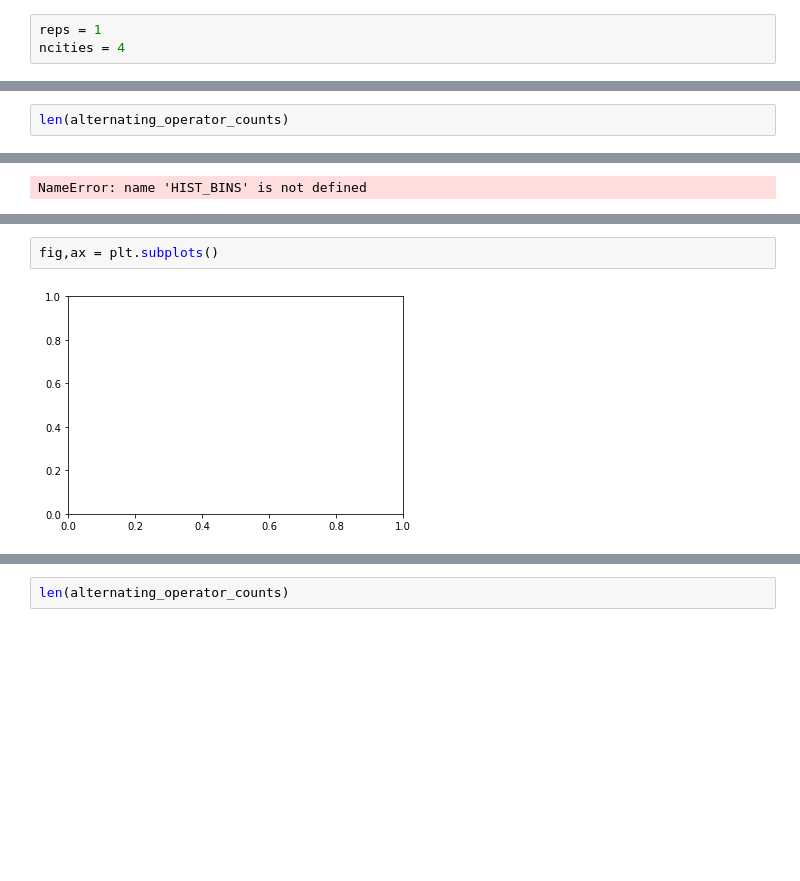
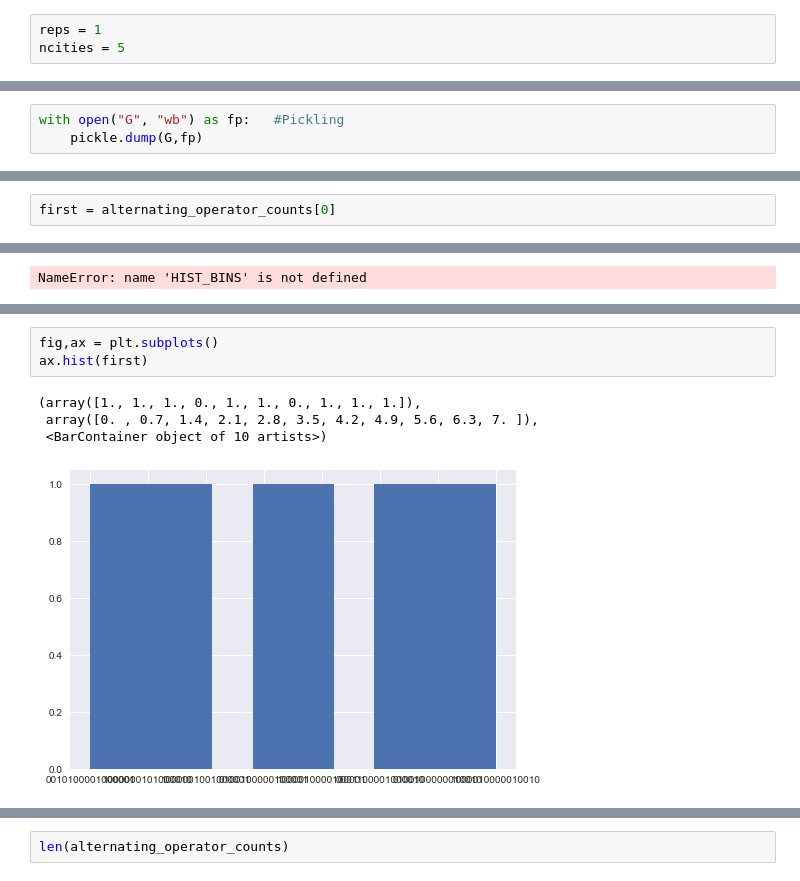
Before and after one commit to simondobers/quantum_alternating_operator, a Jupyter notebook: TSP.ipynb, the cells around one changed output, grey strips where cells are left out. Cells and saved outputs as stored; diff of their text form; blank space fills up the shorter version.

```diff
--- a/TSP.ipynb
+++ b/TSP.ipynb
@@ -15,6 +12,6 @@ The autoreload extension is already loaded. To reload it, use:
 # %%
 reps = 1
-ncities = 4
+ncities = 5
 # %%
 G = create_tsp_graph(ncities)
 # %%
@@ -50,3 +47,6 @@ Current expected cost: 203.23
+# %%
+with open("G", "wb") as fp:   #Pickling
+    pickle.dump(G,fp)
 # %%
 res
 # %% [output]
@@ -173,4 +180,4 @@ from alternating_operator import filter_unique_paths
 with open("alternating_operator_counts", "rb") as fp:   # Unpickling
     alternating_operator_counts = pickle.load(fp)
 # %%
-len(alternating_operator_counts)
+first = alternating_operator_counts[0]
@@ -190,5 +210,9 @@ NameError: name 'HIST_BINS' is not defined
 # %%
 fig,ax = plt.subplots()
+ax.hist(first)
 # %% [output]
+(array([1., 1., 1., 0., 1., 1., 0., 1., 1., 1.]),
+ array([0. , 0.7, 1.4, 2.1, 2.8, 3.5, 4.2, 4.9, 5.6, 6.3, 7. ]),
+ <BarContainer object of 10 artists>)
-[figure, old version]
+[figure, new version]
 # %%
```
Also changed, not shown: parts of 20 cells of this notebook, 4 other files.
